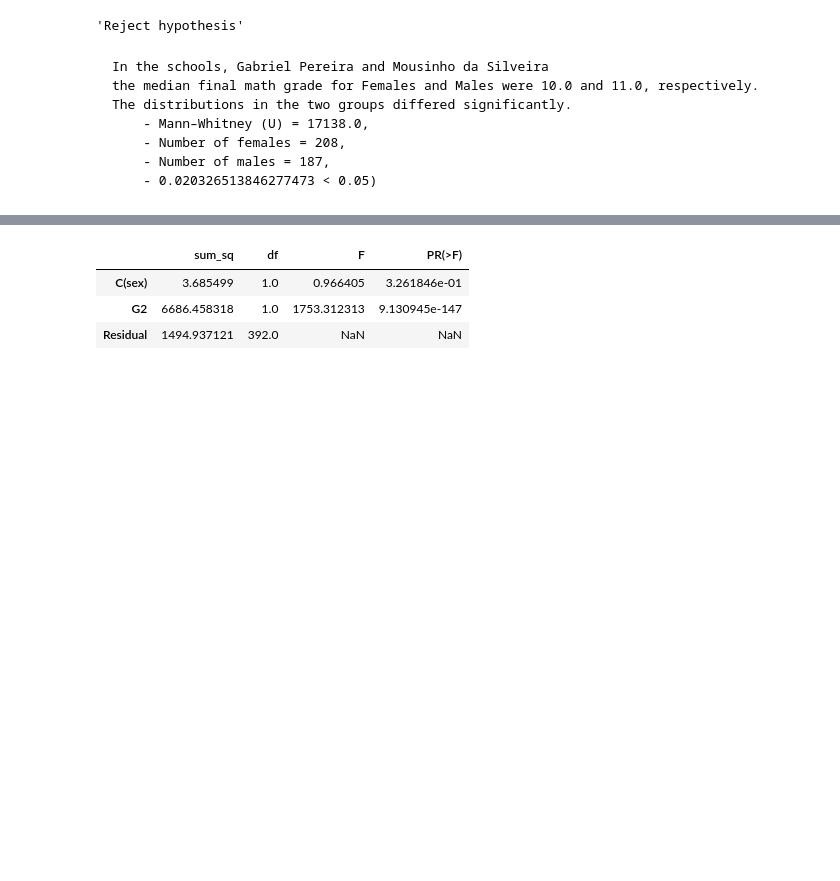
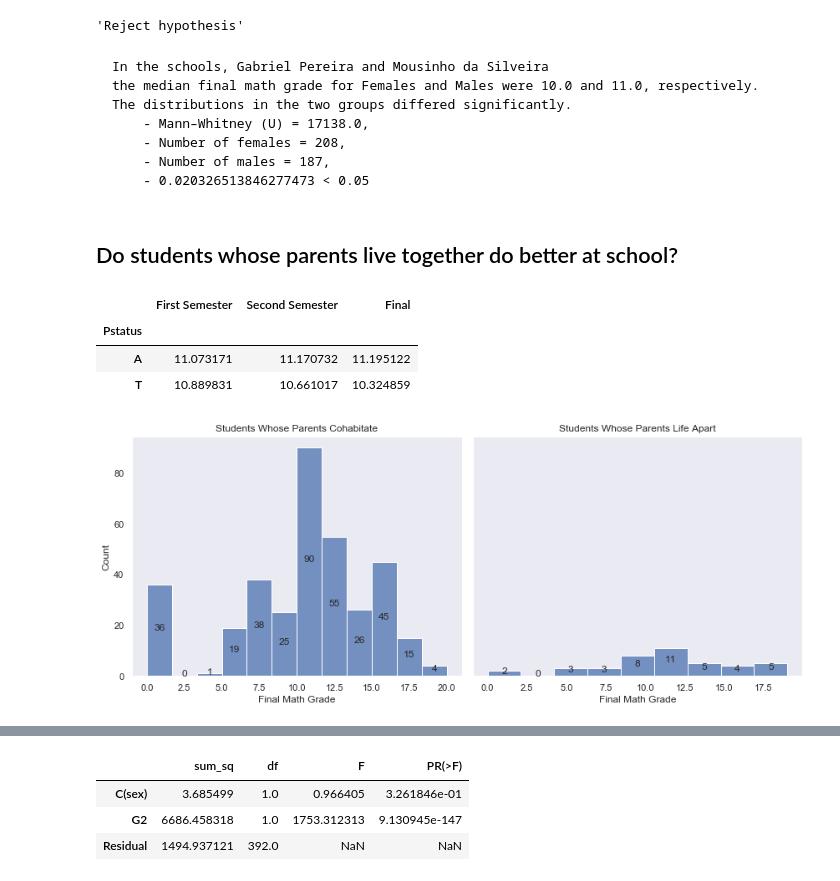
Before and after one commit to Gal-Gilor/Student-Performance-Estimation, a Jupyter notebook: notebooks/exploratory_notebook.ipynb, the cells around one changed output, grey strips where cells are left out. Drawn from its saved outputs; the diff is of its cells as text; code cells hidden in the pictures; blank space fills up the shorter version.

Commit message:
Updates with figures

```diff
--- a/notebooks/exploratory_notebook.ipynb
+++ b/notebooks/exploratory_notebook.ipynb
@@ -291,7 +291,7 @@ md(f'''
         - Mann–Whitney (U) = {U},
         - Number of females = {n_girls},
         - Number of males = {n_boys},
-        - {mann_pvalue} < 0.05)
+        - {mann_pvalue} < 0.05
 ''')
 # %% [output]
 
@@ -301,4 +301,41 @@ md(f'''
         - Mann–Whitney (U) = 17138.0,
         - Number of females = 208,
         - Number of males = 187,
-        - 0.020326513846277473 < 0.05)
+        - 0.020326513846277473 < 0.05
+# %% [markdown]
+## Do students whose parents live together do better at school?
+# %%
+together = raw.loc[raw['Pstatus'] == 'T']
+apart = raw.loc[raw['Pstatus'] == 'A']
+# %%
+raw.groupby('Pstatus').agg({'G1': 'mean', 'G2': 'mean', 'G3': 'mean'}).rename(columns={
+    'G1': 'First Semester',
+    'G2': 'Second Semester',
+    'G3': 'Final'
+})
+# %% [output]
+|  | First Semester | Second Semester | Final |
+| Pstatus |  |  |  |
+| A | 11.073171 | 11.170732 | 11.195122 |
+| T | 10.889831 | 10.661017 | 10.324859 |
+# %%
+# look at the grade distribution between genders
+fig, ax = plt.subplots(1, 2, figsize=(12, 5), sharey=True)
+ax = ax.ravel()
+
+# add girls final grade histogram to figure
+sns.histplot(data=together, x='G3', ax=ax[0])
+ax[0].set_title('Students Whose Parents Cohabitate')
+ax[0].set_xlabel('Final Math Grade')
+
+# add boys final grade histogram to figure
+sns.histplot(data=apart, x='G3', ax=ax[1])
+ax[1].set_title('Students Whose Parents Life Apart')
+ax[1].set_xlabel('Final Math Grade')
+
+# annotate the figure
+annotate(ax)
+plt.tight_layout()
+plt.savefig('../figures/pstatus_separeated_grade_hist.jpg')
+# %% [output]
+[figure, added]
```
Also changed, not shown: parts of 3 cells of this notebook, 2 other files.
